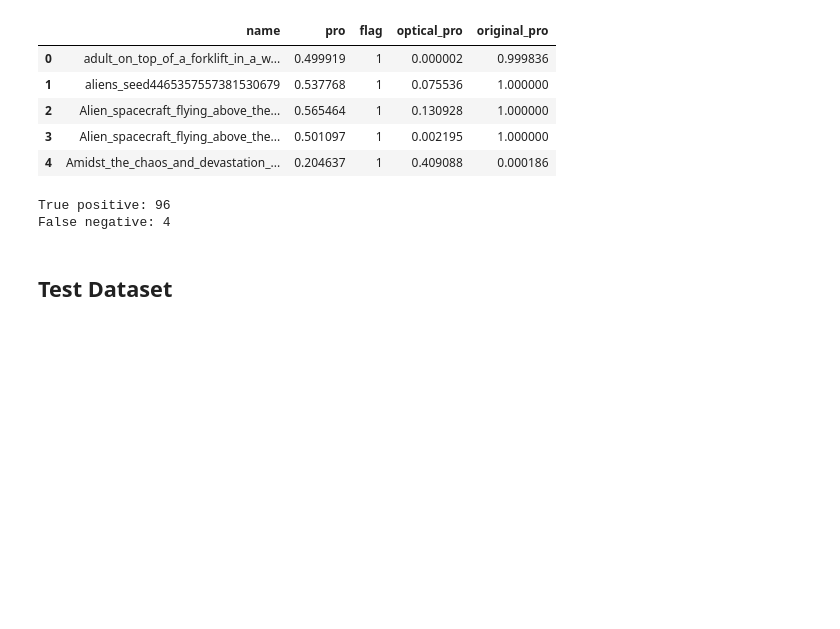
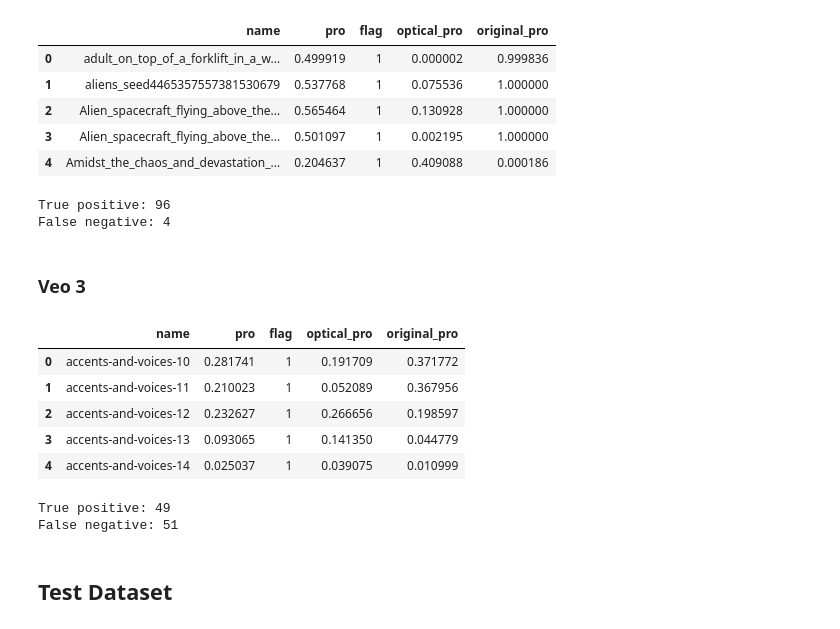
Before and after one commit to Tanzhiheng26/AIGVDet, a Jupyter notebook: evaluate.ipynb, the cells around one changed output. Saved outputs shown, nothing was run; the diff lists cells and outputs as text; code cells hidden in the pictures; blank space fills up the shorter version.

```diff
--- a/evaluate.ipynb
+++ b/evaluate.ipynb
@@ -160,6 +162,26 @@ print("False negative:", len(pika_df) - tp)
 # %% [output]
 True positive: 96
 False negative: 4
+# %% [markdown]
+### Veo 3
+# %%
+veo3_df = pd.read_csv('results/veo3.csv')
+veo3_df.head()
+# %% [output]
+|  | name | pro | flag | optical_pro | original_pro |
+| 0 | accents-and-voices-10 | 0.281741 | 1 | 0.191709 | 0.371772 |
+| 1 | accents-and-voices-11 | 0.210023 | 1 | 0.052089 | 0.367956 |
+| 2 | accents-and-voices-12 | 0.232627 | 1 | 0.266656 | 0.198597 |
+| 3 | accents-and-voices-13 | 0.093065 | 1 | 0.141350 | 0.044779 |
+| 4 | accents-and-voices-14 | 0.025037 | 1 | 0.039075 | 0.010999 |
+# %%
+veo3_df['pred'] = (veo3_df['pro'] >= threshold).astype(int)
+tp = veo3_df['pred'].sum()
+print("True positive:", tp)
+print("False negative:", len(veo3_df) - tp)
+# %% [output]
+True positive: 49
+False negative: 51
 # %% [markdown]
 ## Test Dataset
 # %%
```
Also changed, not shown: parts of 10 cells of this notebook, 2 other files.
